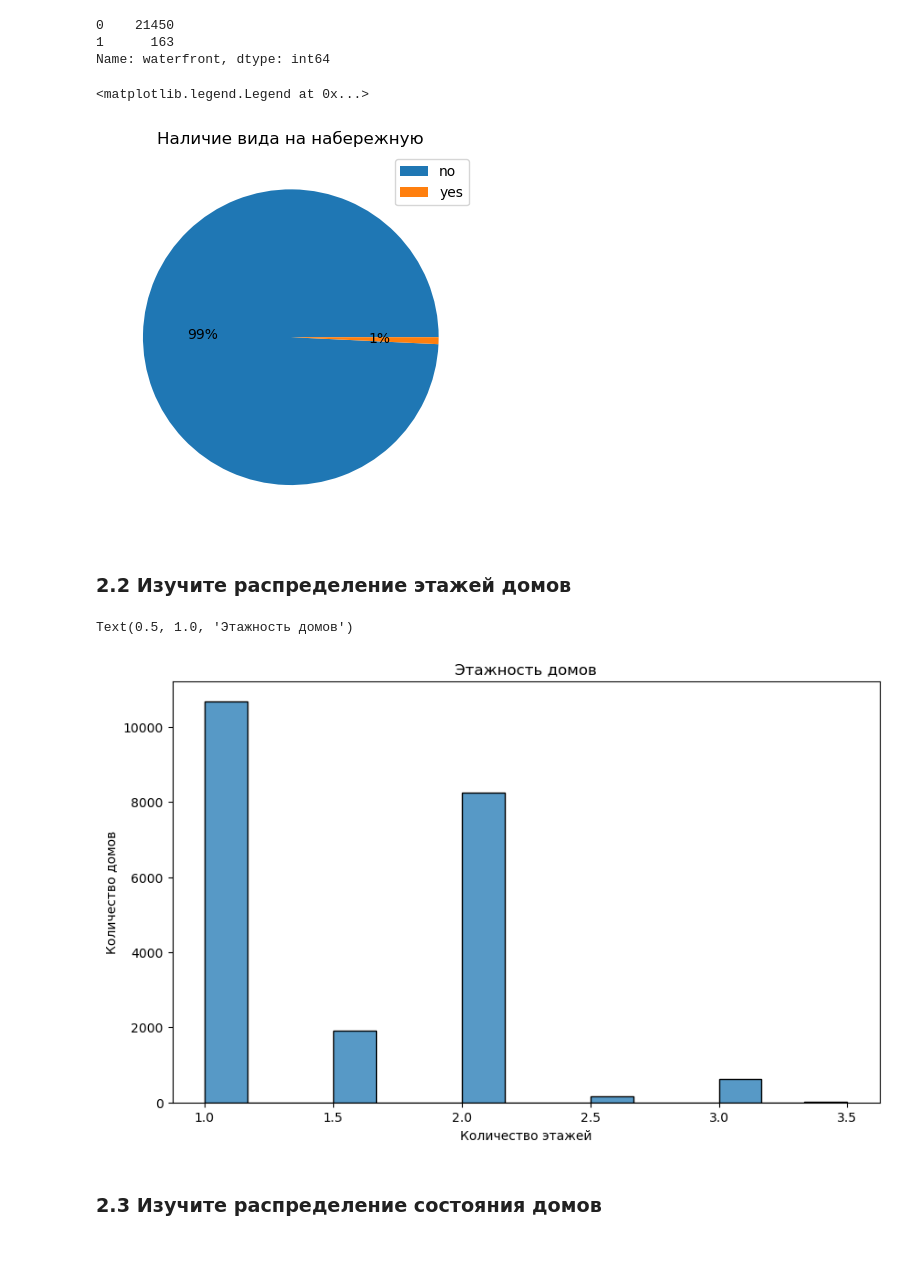
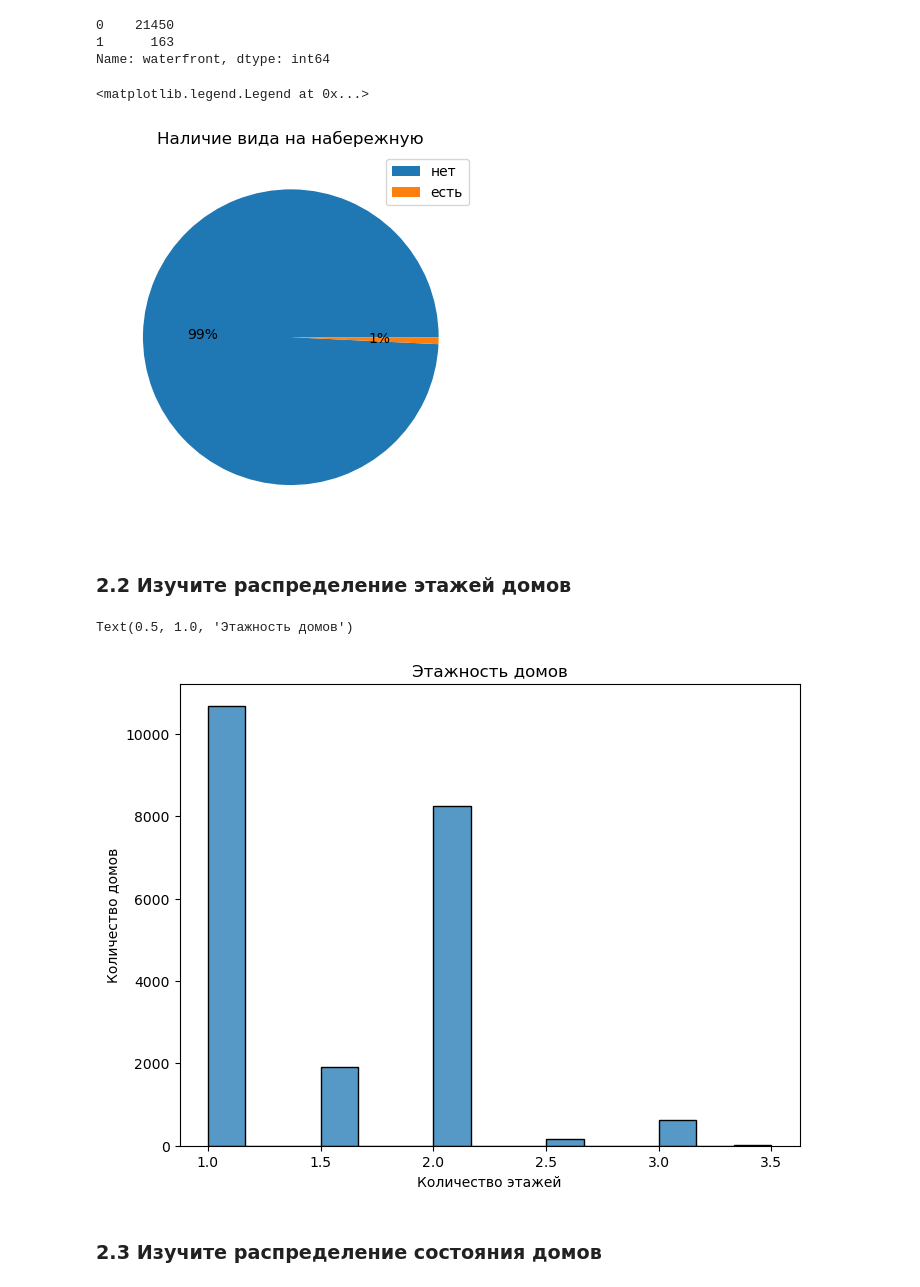
Before and after one commit to Svetabtr/Homework_Python-Jupyter, a Jupyter notebook: HW_4.ipynb, the cells around one changed output. Drawn from its saved outputs; the diff is of its cells as text; code cells hidden in the pictures; blank space fills up the shorter version.

```diff
--- a/HW_4.ipynb
+++ b/HW_4.ipynb
@@ -74,27 +74,26 @@ data1
 1      163
 Name: waterfront, dtype: int64
 # %%
-# plt.figure(figsize = (10,6))
 plt.pie(data1, autopct = '%1.f%%')
 
 plt.title('Наличие вида на набережную')
-plt.legend(['no','yes'])
+plt.legend(['нет','есть'])
 # %% [output]
 <matplotlib.legend.Legend at 0x...>
-[figure, old version]
+[figure, new version]
 # %% [markdown]
 ### 2.2 Изучите распределение этажей домов
 # %%
 data2 = df['floors']
 # %%
-plt.figure(figsize = (10,6))
+plt.figure(figsize = (8,6))
 sns.histplot(df['floors'], bins=15)
 plt.xlabel('Количество этажей')
 plt.ylabel('Количество домов')
 plt.title('Этажность домов')
 # %% [output]
 Text(0.5, 1.0, 'Этажность домов')
-[figure, old version]
+[figure, new version]
 # %% [markdown]
 ### 2.3 Изучите распределение состояния домов
 # %%
```
Also changed, not shown: parts of 11 cells of this notebook.
